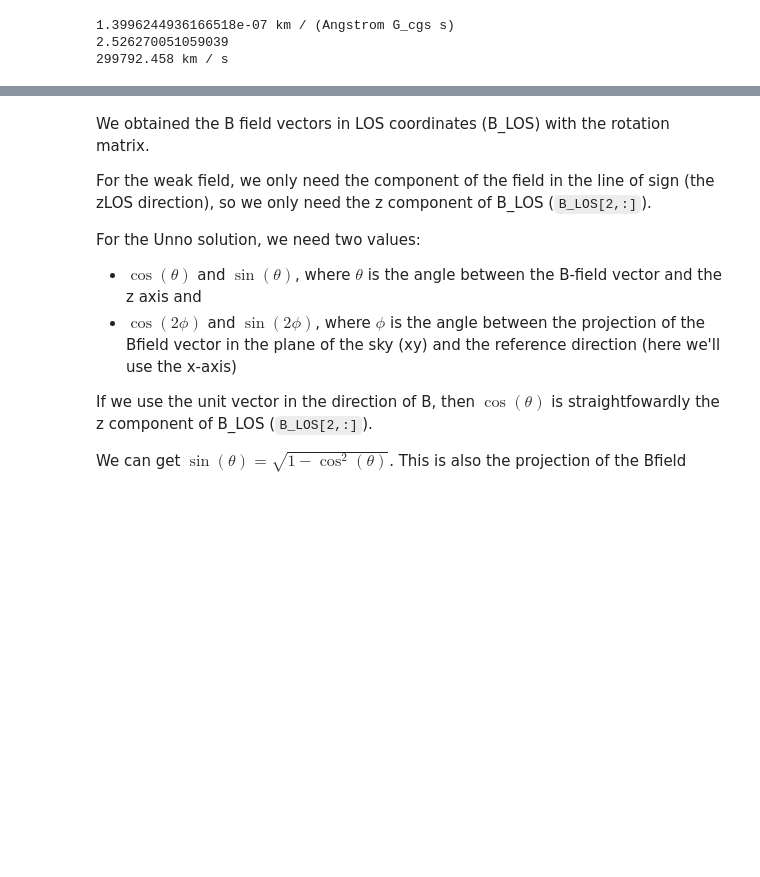
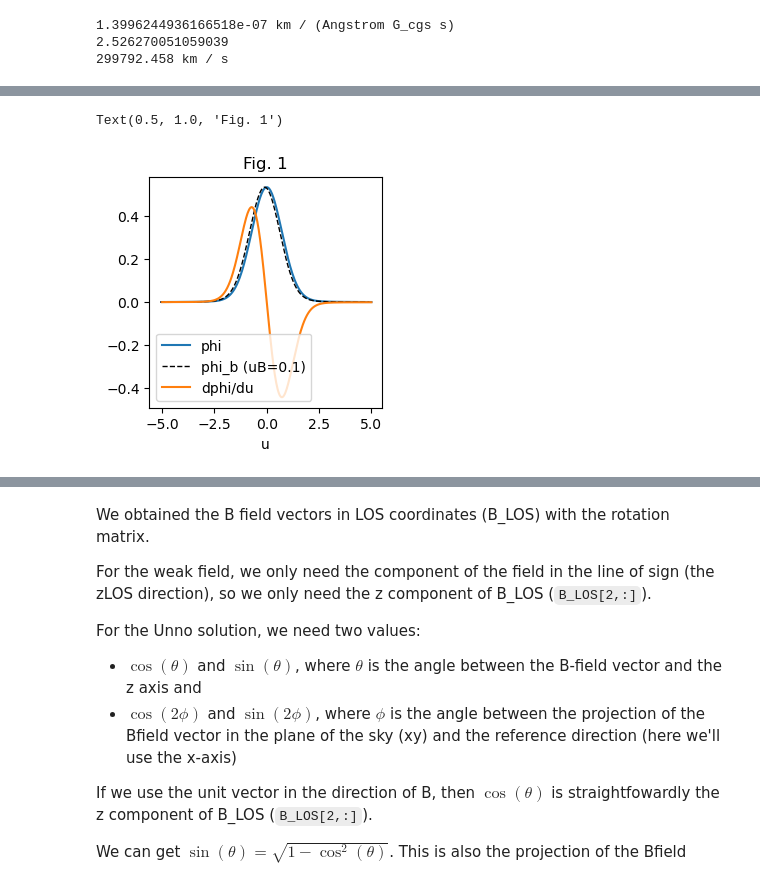
Before and after one commit to veropetit/pyRaven, a Jupyter notebook: diskint2_doc.ipynb, the cells around one changed output, grey strips where cells are left out. Drawn from its saved outputs; the diff is of its cells as text; code cells hidden in the pictures; blank space fills up the shorter version.

```diff
--- a/diskint2_doc.ipynb
+++ b/diskint2_doc.ipynb
@@ -99,0 +148,15 @@ print(const.c.to(u.km/u.s))
+# %%
+u = np.linspace(-5,5,300)
+phi = rav.profileI.voigt_fara(u, 0.05).real/np.sqrt(np.pi)
+dphi = np.gradient(phi, u)
+
+fig, ax = plt.subplots(1,1, figsize=(3,3))
+ax.plot(u, phi, label='phi')
+ax.plot(u-0.1, phi, label='phi_b (uB=0.1)', ls='--', c='k', lw=1)
+ax.plot(u, dphi, label='dphi/du')
+ax.set_xlabel('u')
+ax.legend(loc=0)
+ax.set_title('Fig. 1')
+# %% [output]
+Text(0.5, 1.0, 'Fig. 1')
+[figure, added]
```
Also changed, not shown: parts of 14 cells of this notebook.
